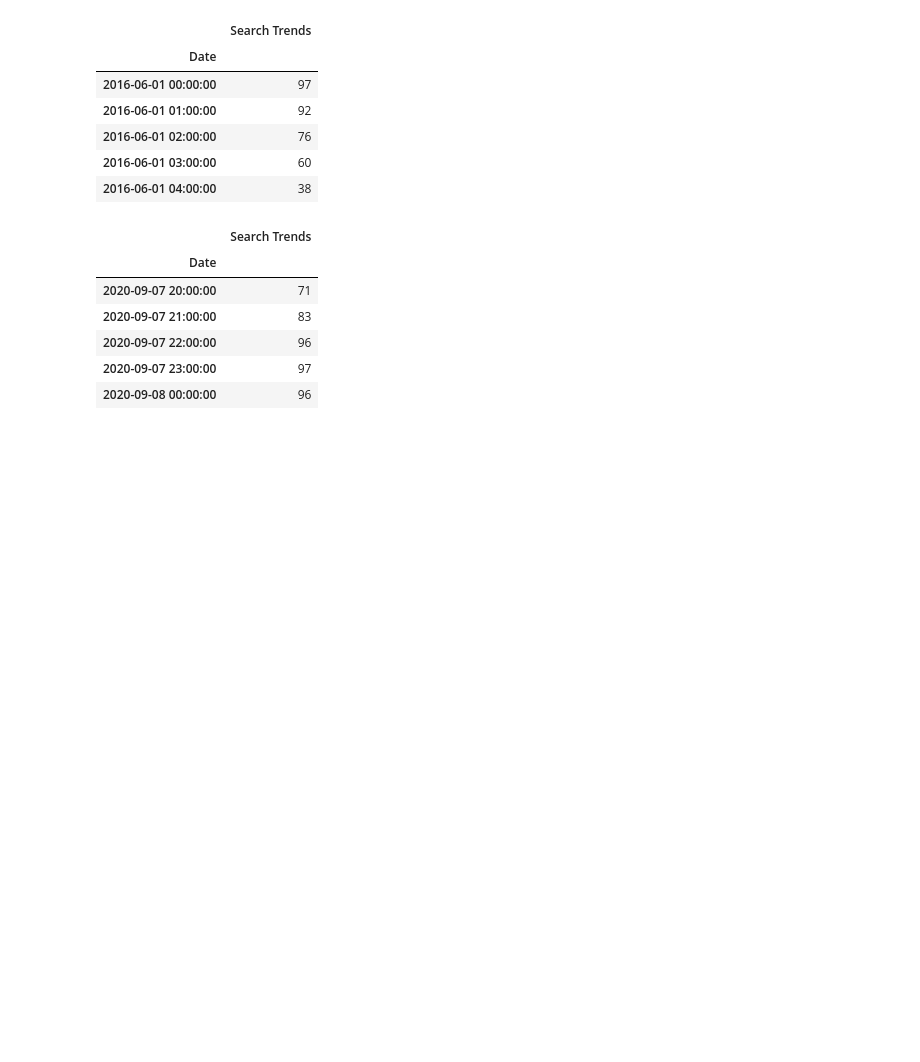
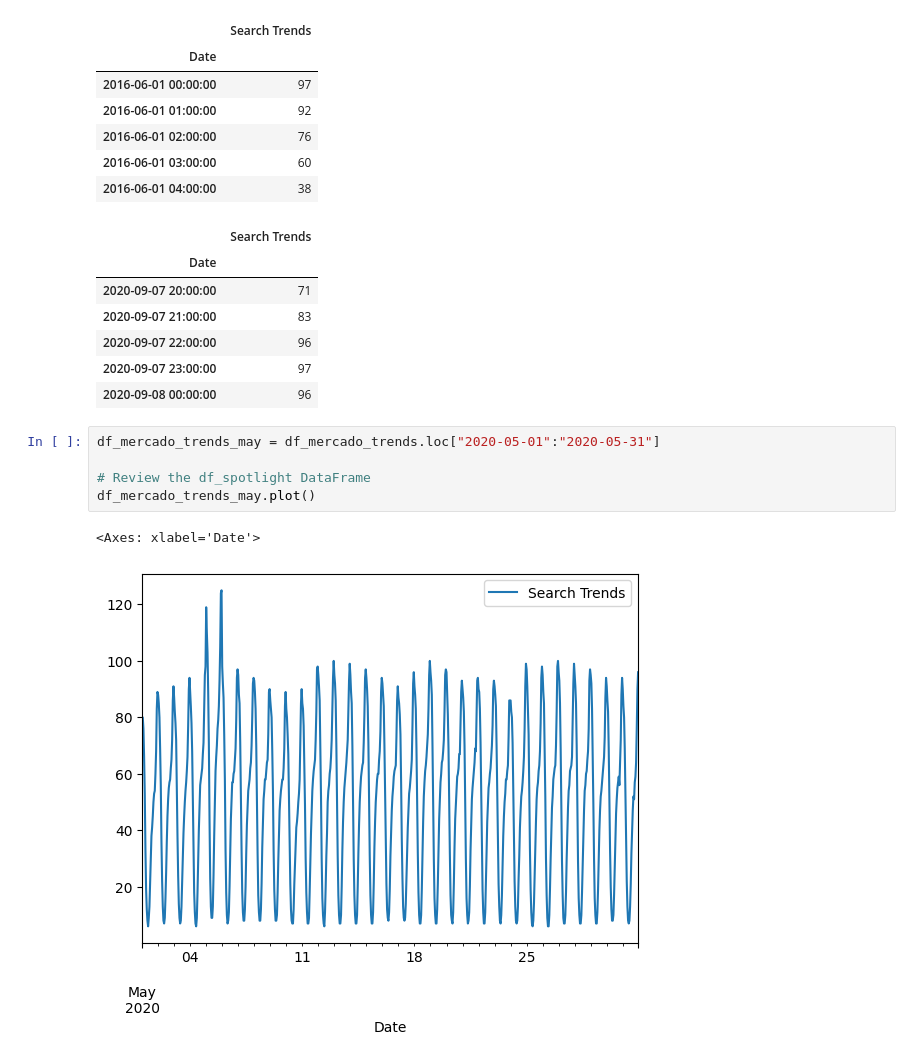
Before and after one commit to Shantesh123/Command_Line_Testing, a Jupyter notebook: Copy_of_!pip_install_prophet.ipynb, the cells around one changed output. Cells and saved outputs as stored; diff of their text form; blank space fills up the shorter version.

```diff
--- a/Copy_of_!pip_install_prophet.ipynb
+++ b/Copy_of_!pip_install_prophet.ipynb
@@ -54,3 +54,11 @@ display(df_mercado_trends.tail())
 | 2020-09-07 22:00:00 | 96 |
 | 2020-09-07 23:00:00 | 97 |
 | 2020-09-08 00:00:00 | 96 |
+# %%
+df_mercado_trends_may = df_mercado_trends.loc["2020-05-01":"2020-05-31"]
+
+# Review the df_spotlight DataFrame
+df_mercado_trends_may.plot()
+# %% [output]
+<Axes: xlabel='Date'>
+[figure, added]
```
